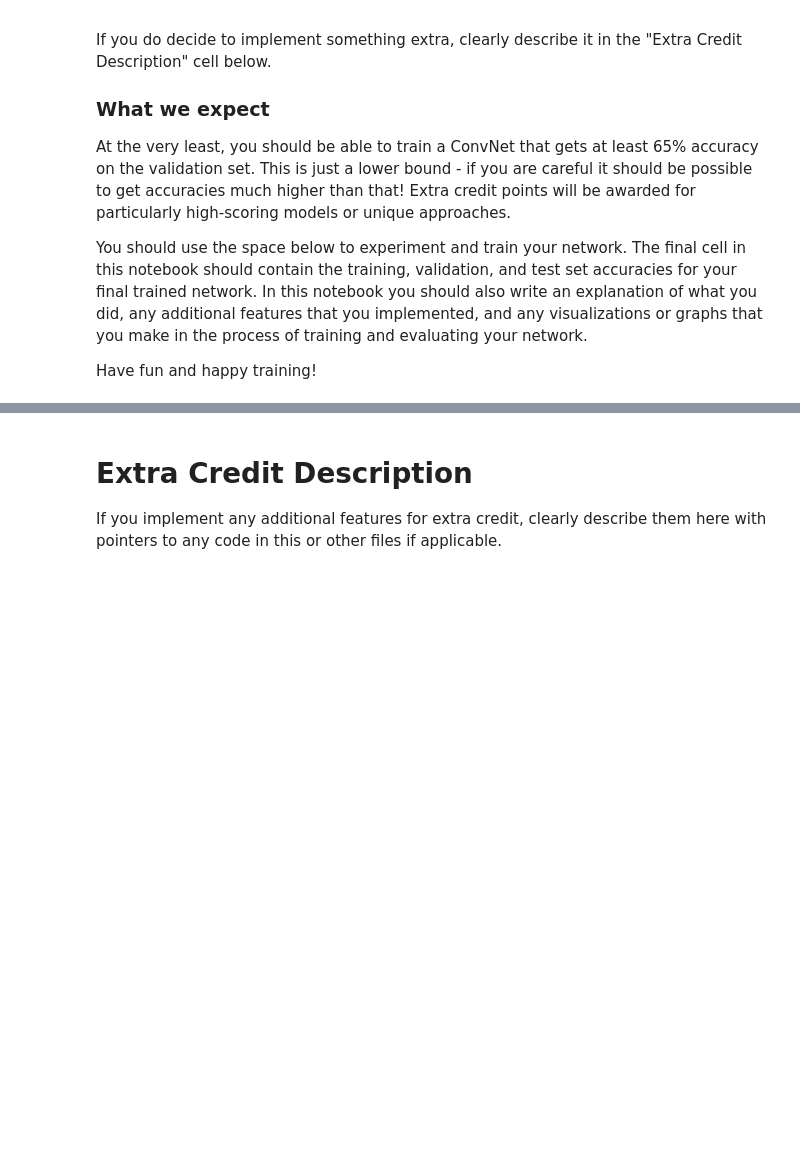
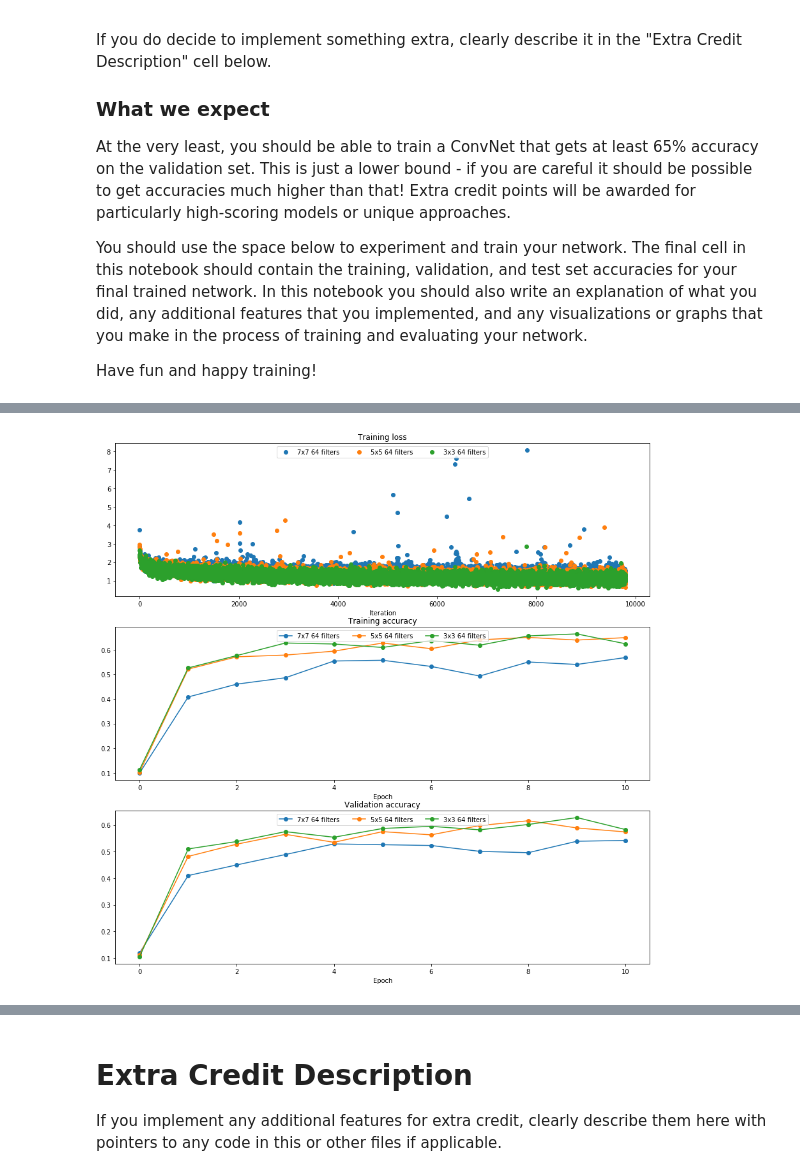
Before and after one commit to ryaka/cs231n, a Jupyter notebook: assignment2/ConvolutionalNetworks.ipynb, the cells around one changed output, grey strips where cells are left out. Cells and saved outputs as stored; diff of their text form; code cells hidden in the pictures; blank space fills up the shorter version.

```diff
--- a/assignment2/ConvolutionalNetworks.ipynb
+++ b/assignment2/ConvolutionalNetworks.ipynb
@@ -681,0 +974,35 @@ Have fun and happy training!
+# %%
+plt.subplot(3, 1, 1)
+plt.title('Training loss')
+plt.xlabel('Iteration')
+
+plt.subplot(3, 1, 2)
+plt.title('Training accuracy')
+plt.xlabel('Epoch')
+
+plt.subplot(3, 1, 3)
+plt.title('Validation accuracy')
+plt.xlabel('Epoch')
+
+plt.subplot(3, 1, 1)
+plt.plot(solver_f64.loss_history, 'o', label='7x7 64 filters')
+plt.plot(solver_5_f64.loss_history, 'o', label='5x5 64 filters')
+plt.plot(solver_3_f64.loss_history, 'o', label='3x3 64 filters')
+
+plt.subplot(3, 1, 2)
+plt.plot(solver_f64.train_acc_history, '-o', label='7x7 64 filters')
+plt.plot(solver_5_f64.train_acc_history, '-o', label='5x5 64 filters')
+plt.plot(solver_3_f64.train_acc_history, '-o', label='3x3 64 filters')
+
+plt.subplot(3, 1, 3)
+plt.plot(solver_f64.val_acc_history, '-o', label='7x7 64 filters')
+plt.plot(solver_5_f64.val_acc_history, '-o', label='5x5 64 filters')
+plt.plot(solver_3_f64.val_acc_history, '-o', label='3x3 64 filters')
+
+for i in [1, 2, 3]:
+  plt.subplot(3, 1, i)
+  plt.legend(loc='upper center', ncol=4)
+plt.gcf().set_size_inches(15, 15)
+plt.show()
+# %% [output]
+[figure, added]
```
Also changed, not shown: parts of 21 cells of this notebook.
